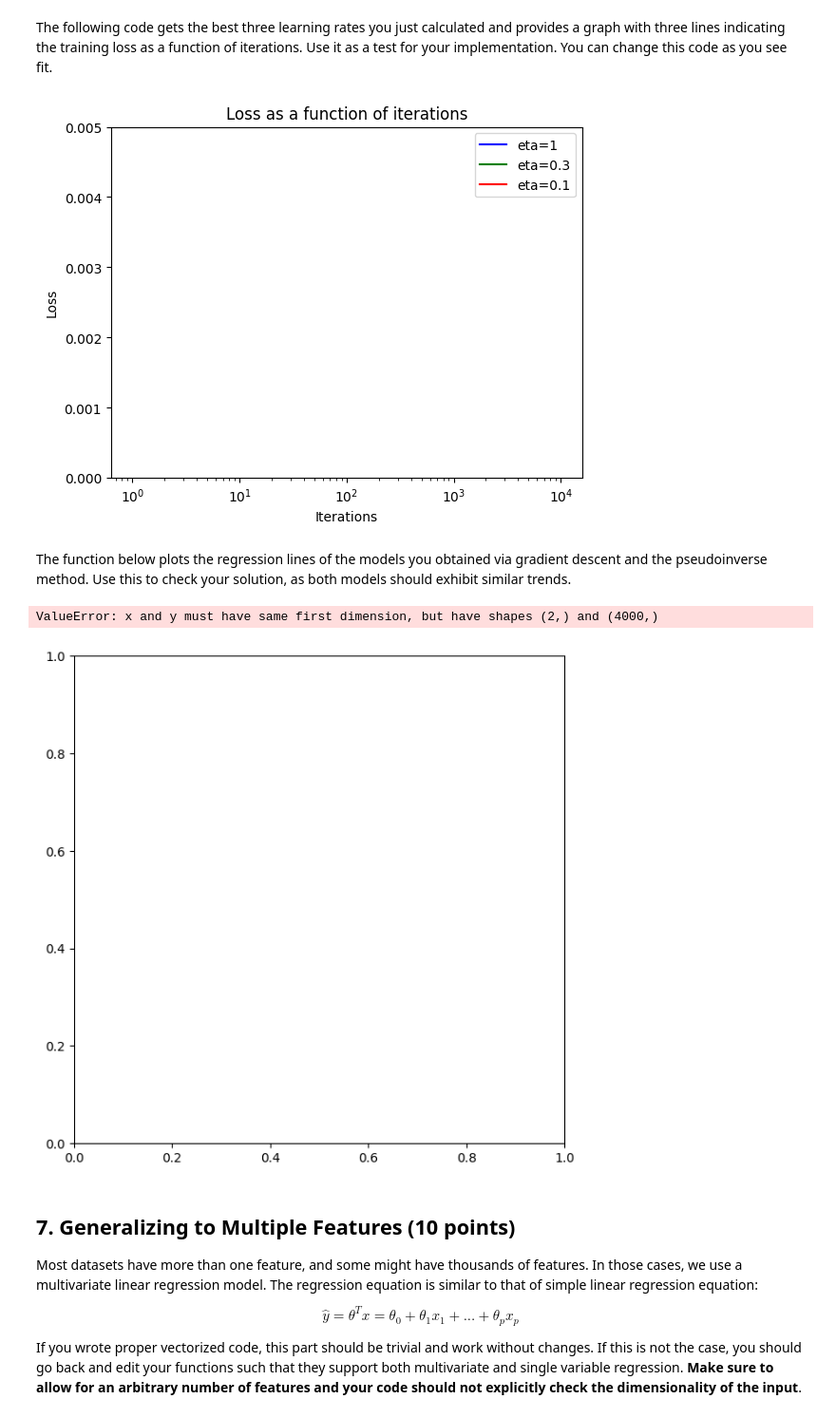
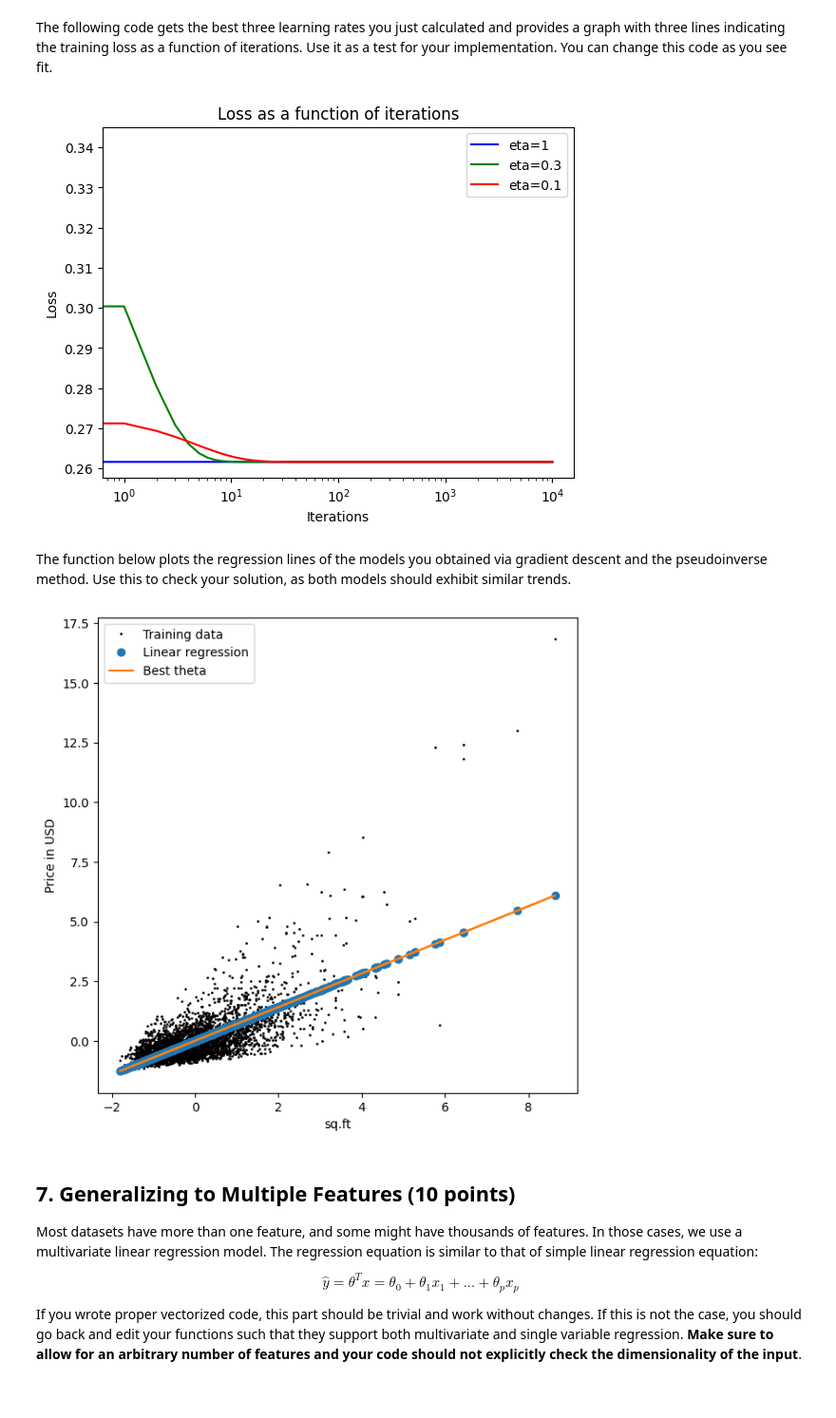
Before and after one commit to yossefPartouche/Machine_Learning, a Jupyter notebook: HW1/hw1.ipynb, the cells around one changed output. Shown at 95% size. Saved outputs shown, nothing was run; the diff lists cells and outputs as text; code cells hidden in the pictures.

```diff
--- a/HW1/hw1.ipynb
+++ b/HW1/hw1.ipynb
@@ -365,29 +368,27 @@ for i, (eta, color) in enumerate(zip(top_3_etas, ['b','g','r'])):
     plt.plot(np.arange(10000), histories[i], color, label='eta='+str(eta))
 
 plt.xscale('log')
-plt.ylim(0, 0.005)
+#plt.ylim(0, 0.005)
 plt.xlabel('Iterations')
 plt.ylabel('Loss')
 plt.title('Loss as a function of iterations')
 plt.legend()
 plt.show()
 # %% [output]
-[figure, old version]
+[figure, new version]
 # %% [markdown]
 The function below plots the regression lines of the models you obtained via gradient descent and the pseudoinverse method. Use this to check your solution, as both models should exhibit similar trends.
 # %%
 plt.figure(figsize=(7, 7))
-X_train.shape
 plt.plot(X_train[:,1], y_train, 'ro', ms=1, mec='k')
 plt.ylabel('Price in USD')
 plt.xlabel('sq.ft')
-plt.plot(X_train.T[1], np.dot(X_train.T, theta), 'o')
-plt.plot(X_train.T[1], np.dot(X_train.T, theta_pinv), '-')
+plt.plot(X_train[:, 1], np.dot(X_train, theta), 'o')
+plt.plot(X_train[:, 1], np.dot(X_train, theta_pinv), '-')
 
 plt.legend(['Training data', 'Linear regression', 'Best theta']);
 # %% [output]
-ValueError: x and y must have same first dimension, but have shapes (2,) and (4000,)
-[figure, old version]
+[figure, new version]
 # %% [markdown]
 ## 7. Generalizing to Multiple Features (10 points)
 
```
Also changed, not shown: parts of 18 cells of this notebook.
